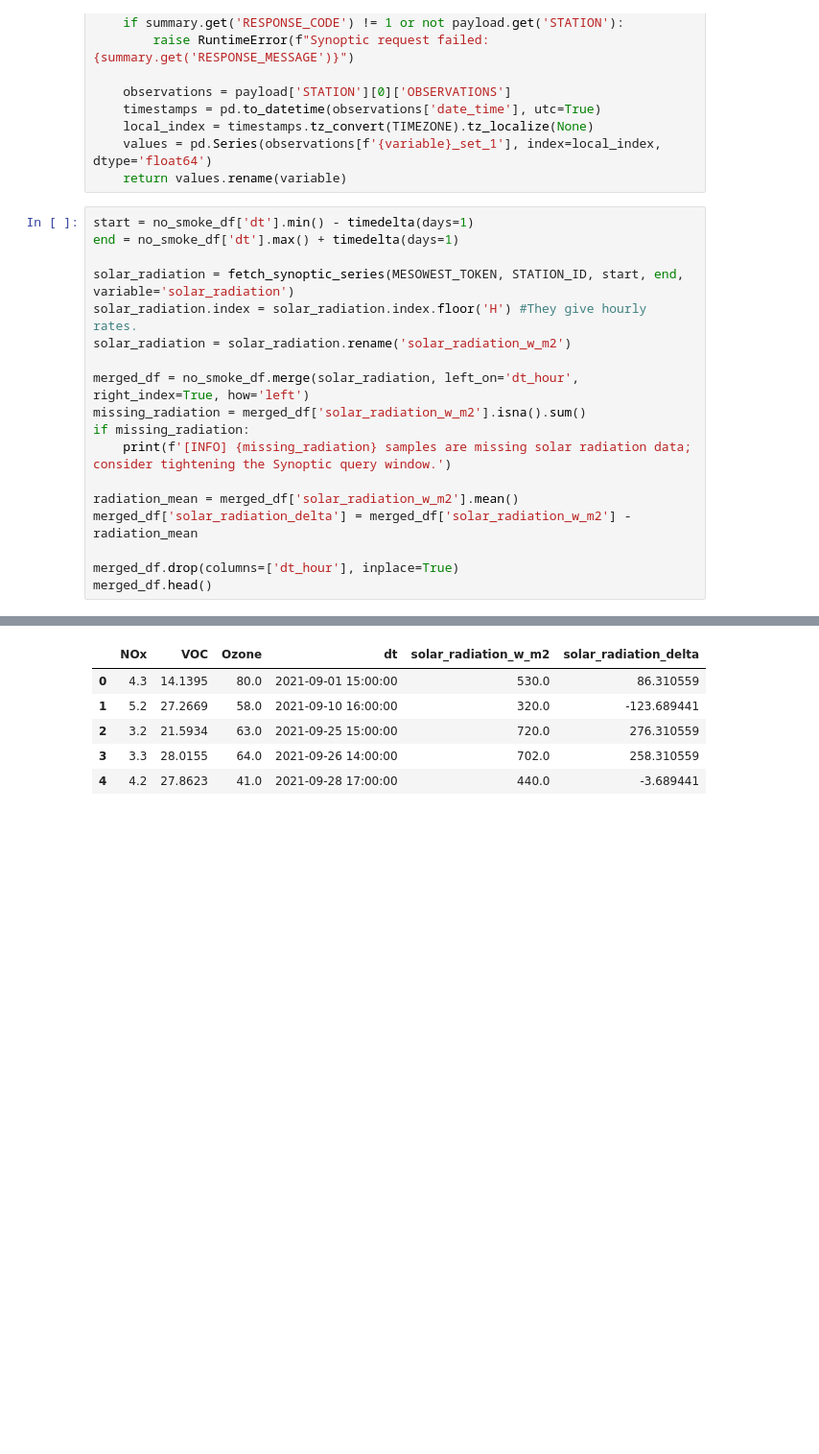
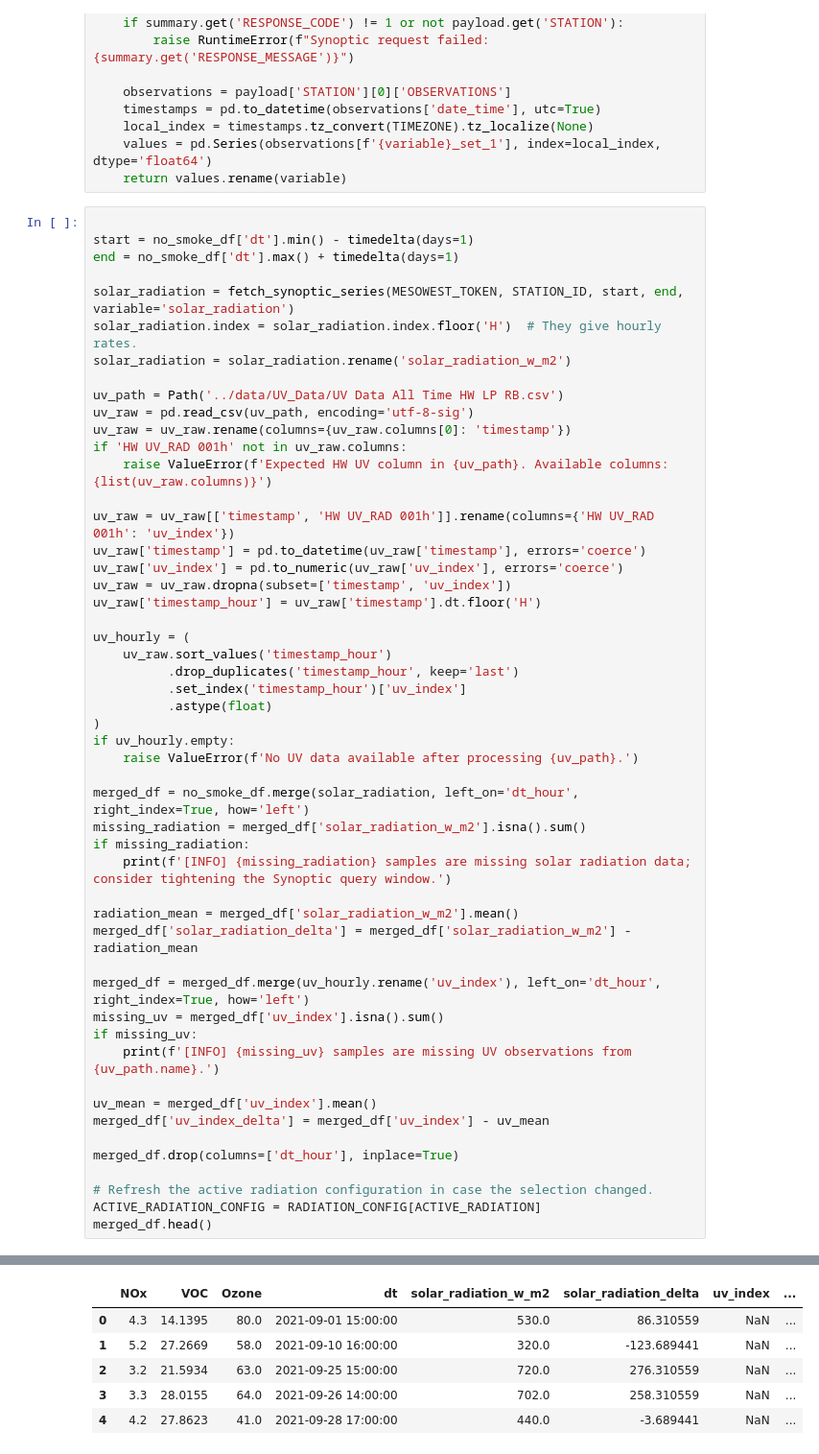
Before and after one commit to isaa-sudweeks/Isopleths, a Jupyter notebook: Notebooks/No_Smoke_Max_Fall.ipynb, the cells around one changed output, grey strips where cells are left out. Shown at 96% size. Cells and saved outputs as stored; diff of their text form; blank space fills up the shorter version.

```diff
--- a/Notebooks/No_Smoke_Max_Fall.ipynb
+++ b/Notebooks/No_Smoke_Max_Fall.ipynb
@@ -74,12 +96,34 @@ def fetch_synoptic_series(token: str, station: str, start, end, variable: str =
     values = pd.Series(observations[f'{variable}_set_1'], index=local_index, dtype='float64')
     return values.rename(variable)
 # %%
+
 start = no_smoke_df['dt'].min() - timedelta(days=1)
 end = no_smoke_df['dt'].max() + timedelta(days=1)
 
 solar_radiation = fetch_synoptic_series(MESOWEST_TOKEN, STATION_ID, start, end, variable='solar_radiation')
-solar_radiation.index = solar_radiation.index.floor('H') #They give hourly rates.
+solar_radiation.index = solar_radiation.index.floor('H')  # They give hourly rates.
 solar_radiation = solar_radiation.rename('solar_radiation_w_m2')
+
+uv_path = Path('../data/UV_Data/UV Data All Time HW LP RB.csv')
+uv_raw = pd.read_csv(uv_path, encoding='utf-8-sig')
+uv_raw = uv_raw.rename(columns={uv_raw.columns[0]: 'timestamp'})
+if 'HW UV_RAD 001h' not in uv_raw.columns:
+    raise ValueError(f'Expected HW UV column in {uv_path}. Available columns: {list(uv_raw.columns)}')
+
+uv_raw = uv_raw[['timestamp', 'HW UV_RAD 001h']].rename(columns={'HW UV_RAD 001h': 'uv_index'})
+uv_raw['timestamp'] = pd.to_datetime(uv_raw['timestamp'], errors='coerce')
+uv_raw['uv_index'] = pd.to_numeric(uv_raw['uv_index'], errors='coerce')
+uv_raw = uv_raw.dropna(subset=['timestamp', 'uv_index'])
+uv_raw['timestamp_hour'] = uv_raw['timestamp'].dt.floor('H')
+
+uv_hourly = (
+    uv_raw.sort_values('timestamp_hour')
+          .drop_duplicates('timestamp_hour', keep='last')
+          .set_index('timestamp_hour')['uv_index']
+          .astype(float)
+)
+if uv_hourly.empty:
+    raise ValueError(f'No UV data available after processing {uv_path}.')
 
 merged_df = no_smoke_df.merge(solar_radiation, left_on='dt_hour', right_index=True, how='left')
 missing_radiation = merged_df['solar_radiation_w_m2'].isna().sum()
@@ -89,7 +133,18 @@ if missing_radiation:
 radiation_mean = merged_df['solar_radiation_w_m2'].mean()
 merged_df['solar_radiation_delta'] = merged_df['solar_radiation_w_m2'] - radiation_mean
 
+merged_df = merged_df.merge(uv_hourly.rename('uv_index'), left_on='dt_hour', right_index=True, how='left')
+missing_uv = merged_df['uv_index'].isna().sum()
+if missing_uv:
+    print(f'[INFO] {missing_uv} samples are missing UV observations from {uv_path.name}.')
+
+uv_mean = merged_df['uv_index'].mean()
+merged_df['uv_index_delta'] = merged_df['uv_index'] - uv_mean
+
 merged_df.drop(columns=['dt_hour'], inplace=True)
+
+# Refresh the active radiation configuration in case the selection changed.
+ACTIVE_RADIATION_CONFIG = RADIATION_CONFIG[ACTIVE_RADIATION]
 merged_df.head()
 # %% [output]
 [INFO] 1 samples are missing solar radiation data; consider tightening the Synoptic query window.
@@ -96,7 +152,7 @@ merged_df.head()
-|  | NOx | VOC | Ozone | dt | solar_radiation_w_m2 | solar_radiation_delta |
-| 0 | 4.3 | 14.1395 | 80.0 | 2021-09-01 15:00:00 | 530.0 | 86.310559 |
-| 1 | 5.2 | 27.2669 | 58.0 | 2021-09-10 16:00:00 | 320.0 | -123.689441 |
-| 2 | 3.2 | 21.5934 | 63.0 | 2021-09-25 15:00:00 | 720.0 | 276.310559 |
-| 3 | 3.3 | 28.0155 | 64.0 | 2021-09-26 14:00:00 | 702.0 | 258.310559 |
-| 4 | 4.2 | 27.8623 | 41.0 | 2021-09-28 17:00:00 | 440.0 | -3.689441 |
+|  | NOx | VOC | Ozone | dt | solar_radiation_w_m2 | solar_radiation_delta | uv_index | ... |
+| 0 | 4.3 | 14.1395 | 80.0 | 2021-09-01 15:00:00 | 530.0 | 86.310559 | NaN | ... |
+| 1 | 5.2 | 27.2669 | 58.0 | 2021-09-10 16:00:00 | 320.0 | -123.689441 | NaN | ... |
+| 2 | 3.2 | 21.5934 | 63.0 | 2021-09-25 15:00:00 | 720.0 | 276.310559 | NaN | ... |
+| 3 | 3.3 | 28.0155 | 64.0 | 2021-09-26 14:00:00 | 702.0 | 258.310559 | NaN | ... |
+| 4 | 4.2 | 27.8623 | 41.0 | 2021-09-28 17:00:00 | 440.0 | -3.689441 | NaN | ... |
 # %%
```
Also changed, not shown: parts of 6 cells of this notebook.
